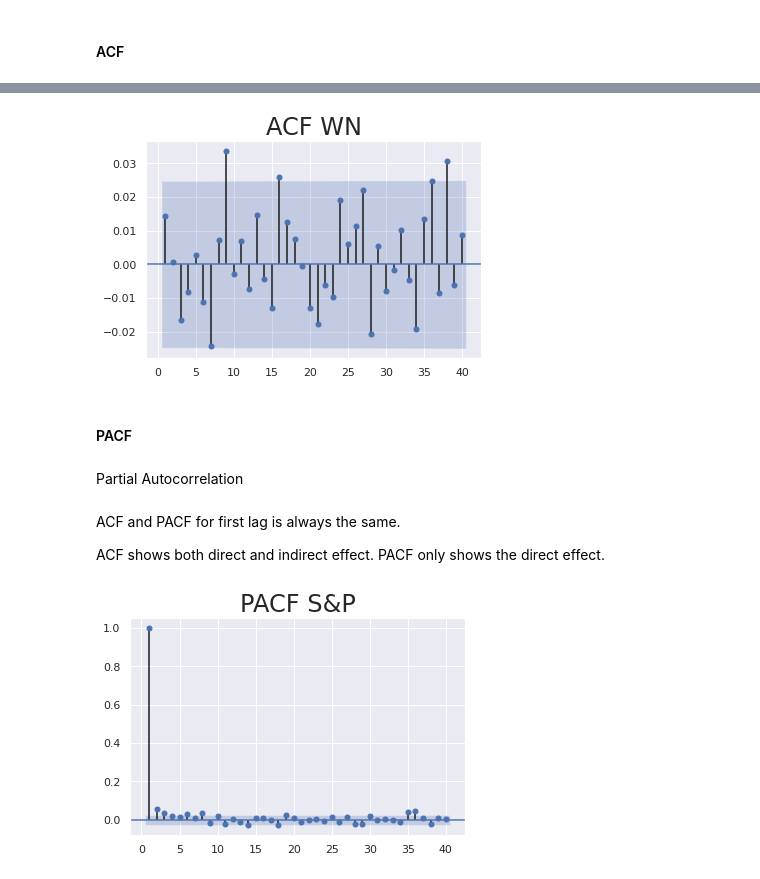
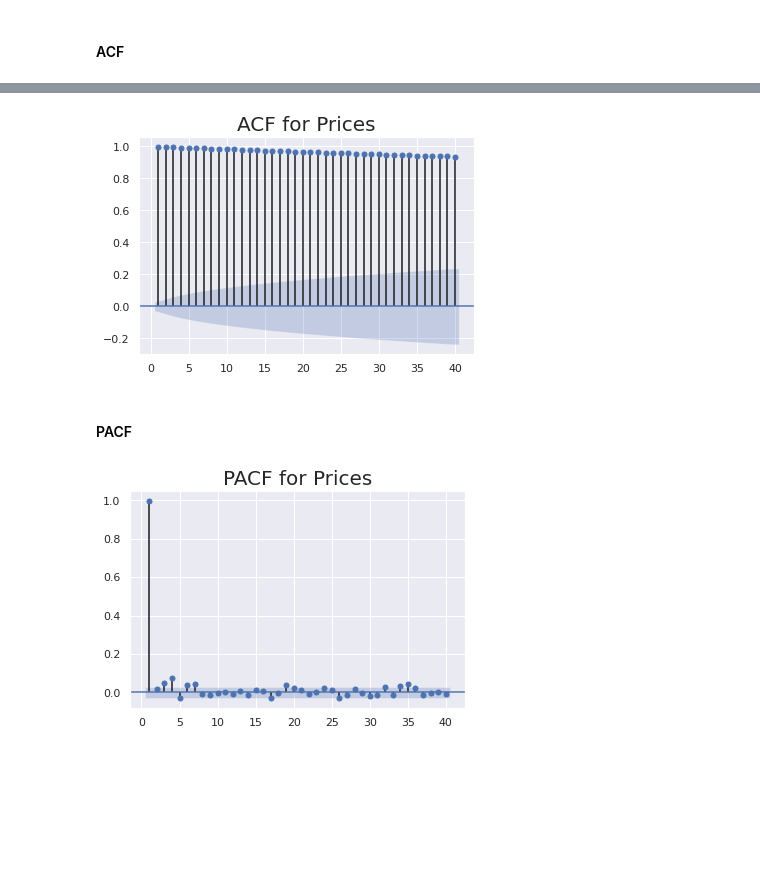
Before and after one commit to ajmal017/Time-Series-Modeling, a Jupyter notebook: 4_The_auto_regressive_(AR)_model.ipynb, the cells around one changed output, grey strips where cells are left out. Cells and saved outputs as stored; diff of their text form; code cells hidden in the pictures; blank space fills up the shorter version.

```diff
--- a/4_The_auto_regressive_(AR)_model.ipynb
+++ b/4_The_auto_regressive_(AR)_model.ipynb
@@ -246,7 +92,0 @@ dtype: int64
-# %%
-# Back fill the ftse
-df.ftse = df.ftse.fillna(method = "bfill")
-
-# Average fill the dax and nikkei
-df.dax = df.dax.fillna(value = df.dax.mean())
-df.nikkei = df.nikkei.fillna(value = df.nikkei.mean())
@@ -263,2 +92,0 @@ dtype: int64
-# %%
-df['market_value'] = df.spx
@@ -338,2 +92,0 @@ wn = np.random.normal(loc = df.market_value.mean(), scale = df.market_value.std(
-# %%
-df['wn'] = wn
@@ -391,3 +92,0 @@ rw.describe()
-# %%
-df['rw'] = rw.price
-df.head()
@@ -496,8 +95,6 @@ plt.show()
 # %%
-sgt.plot_acf(df.wn, lags = 40, zero = False)
-plt.title("ACF WN", size = 24)
+sgt.plot_acf(df.market_value, zero = False, lags = 40)
+plt.title("ACF for Prices", size = 20)
 plt.show()
-
-# No autocorrelation in the white noise as seen from the significant area.
 # %% [output]
-[figure, old version]
+[figure, new version]
@@ -504,16 +104,8 @@ plt.show()
 # %% [markdown]
 #### PACF
-# %% [markdown]
-Partial Autocorrelation
-# %% [markdown]
-ACF and PACF for first lag is always the same.
-
-ACF shows both direct and indirect effect. PACF only shows the direct effect.
 # %%
-sgt.plot_pacf(df.market_value, lags = 40, zero = False, method = ('ols'))
-plt.title("PACF S&P", size = 24)
+sgt.plot_pacf(df.market_value, lags = 40, alpha = 0.05, zero = False, method = ('ols'))
+plt.title("PACF for Prices", size = 20)
 plt.show()
-
-# It cancels out all additional channels a previous period value affects the present one.
 # %% [output]
-[figure, old version]
+[figure, new version]
```
Also changed, not shown: parts of 95 cells of this notebook.
